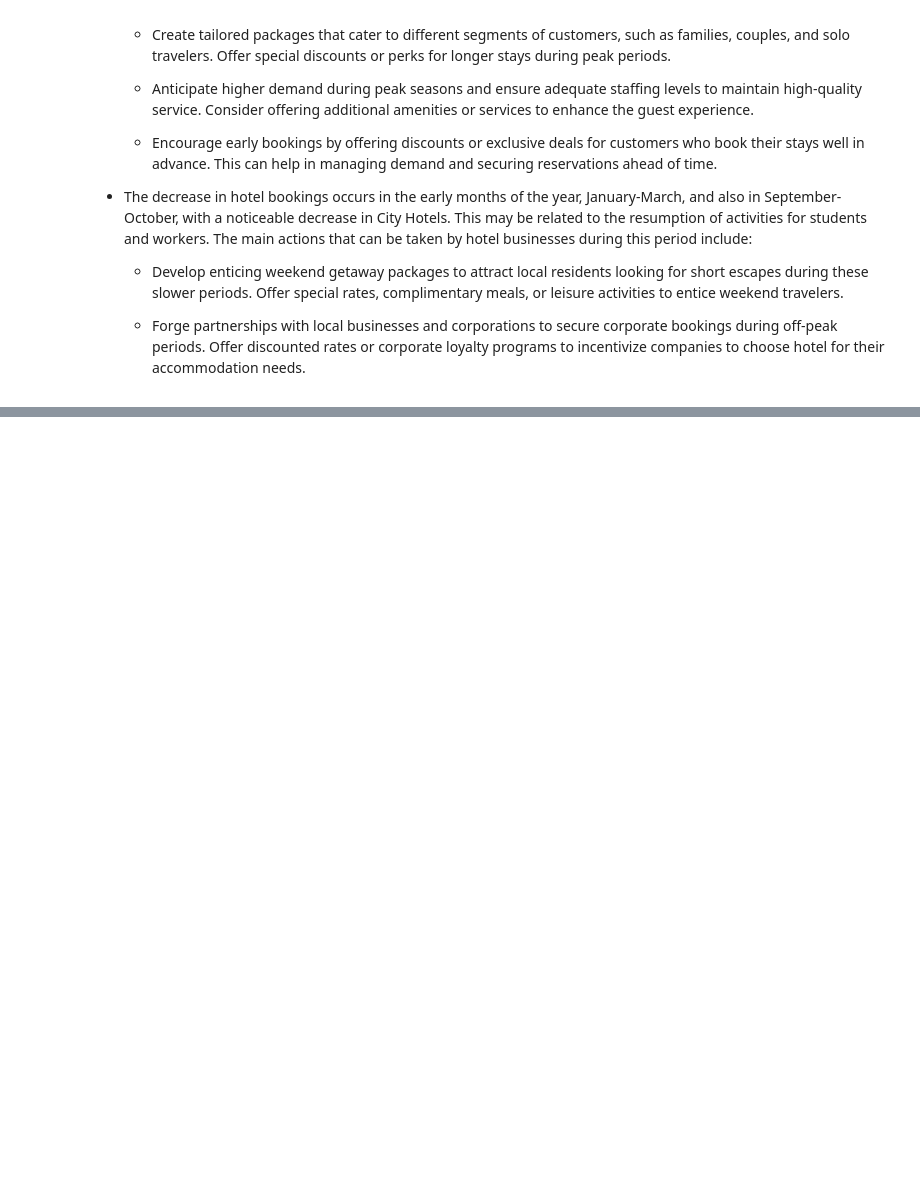
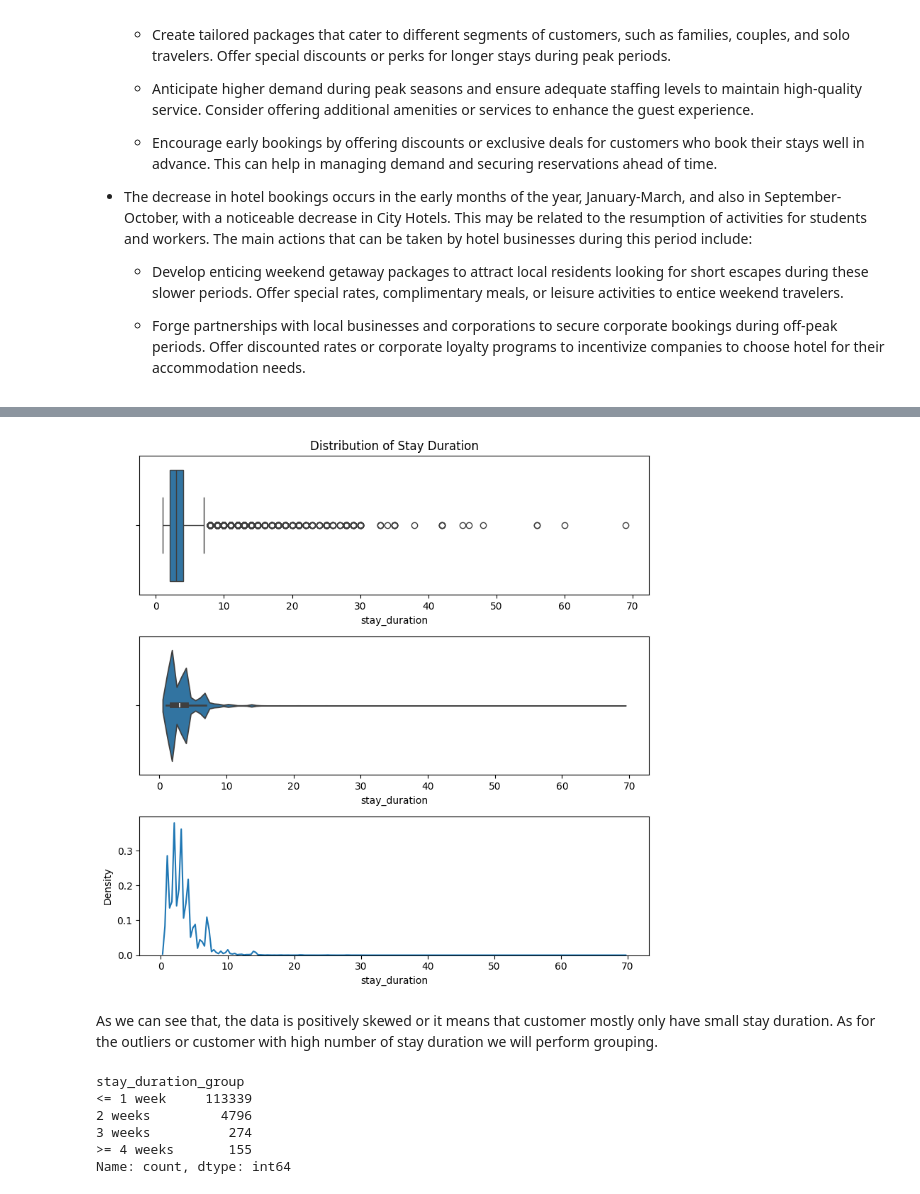
Before and after one commit to mcikalmerdeka/Investigate-Hotel-Business-Using-Data-Visualization, a Jupyter notebook: Task 1/Task_1_Data_Preprocessing.ipynb, the cells around one changed output, grey strips where cells are left out. Cells and saved outputs as stored; diff of their text form; code cells hidden in the pictures; blank space fills up the shorter version.

Commit message:
Initialize task 3 and halfway done

```diff
--- a/Task 1/Task_1_Data_Preprocessing.ipynb
+++ b/Task 1/Task_1_Data_Preprocessing.ipynb
@@ -739,0 +744,3 @@ plt.tight_layout()
+# %%
+df_task_3 = df_final.copy()
+df_task_3.sample(5)
@@ -739,0 +754,18 @@ plt.tight_layout()
+# %%
+# df_task_3['stay_duration'].plot(kind='kde')
+
+fig, ax = plt.subplots(nrows=3, ncols=1, figsize=(8,8))
+
+box = sns.boxplot(data=df_task_3, x='stay_duration', ax=ax[0])
+
+vio = sns.violinplot(data=df_task_3, x='stay_duration', ax=ax[1])
+
+kde = sns.kdeplot(data=df_task_3, x='stay_duration', ax=ax[2])
+
+box.set_title('Distribution of Stay Duration')
+plt.tight_layout()
+plt.show()
+# %% [output]
+[figure, added]
+# %% [markdown]
+As we can see that, the data is positively skewed or it means that customer mostly only have small stay duration. As for the outliers or customer with high number of stay duration we will perform grouping.
@@ -739,0 +786,9 @@ plt.tight_layout()
+# %%
+df_task_3['stay_duration_group'].value_counts()
+# %% [output]
+stay_duration_group
+<= 1 week     113339
+2 weeks         4796
+3 weeks          274
+>= 4 weeks       155
+Name: count, dtype: int64
```
Also changed, not shown: parts of 10 cells of this notebook, 2 other files.
